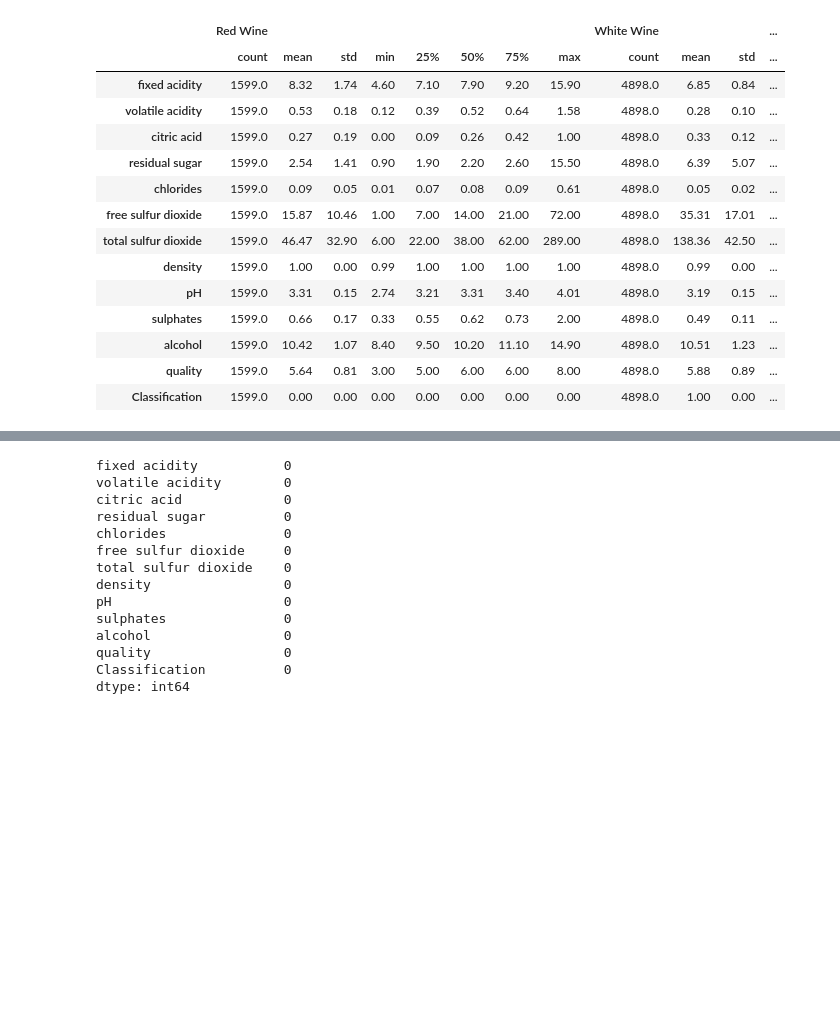
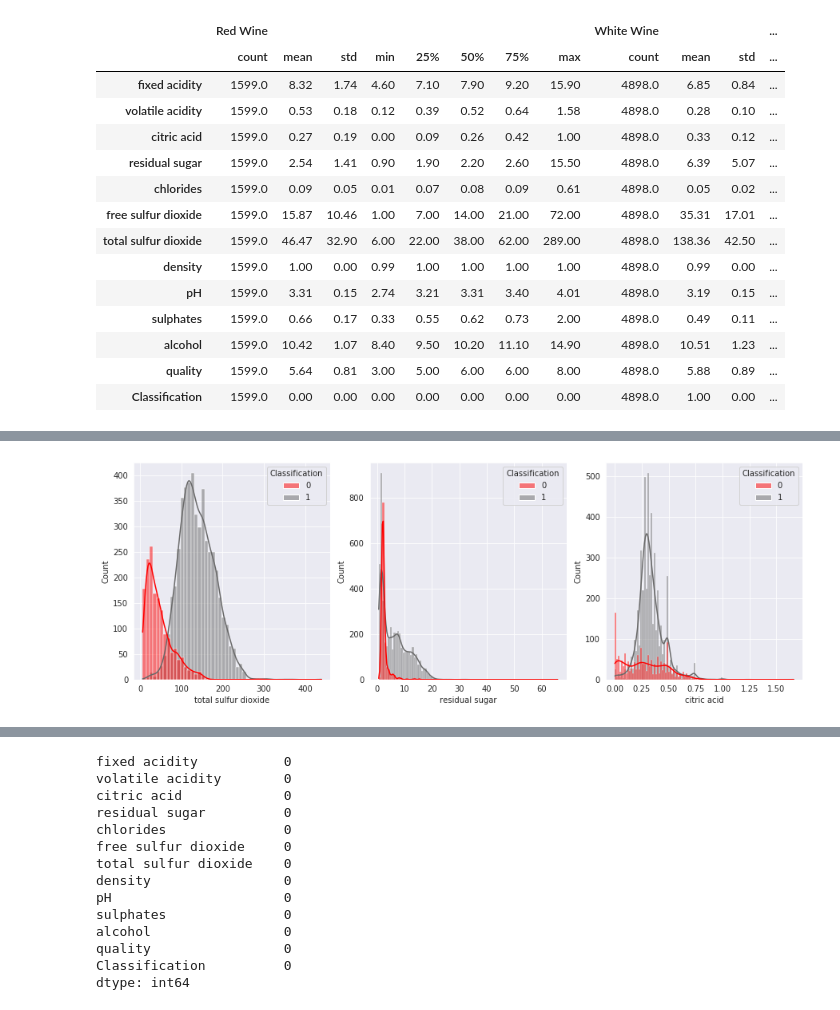
Before and after one commit to sksos7/Project, a Jupyter notebook: Codestates_AI_05/Project_S_02/AI_05_이동규_Section2.ipynb, the cells around one changed output, grey strips where cells are left out. Saved outputs shown, nothing was run; the diff lists cells and outputs as text; code cells hidden in the pictures; blank space fills up the shorter version.

```diff
--- a/Codestates_AI_05/Project_S_02/AI_05_이동규_Section2.ipynb
+++ b/Codestates_AI_05/Project_S_02/AI_05_이동규_Section2.ipynb
@@ -189,0 +239,8 @@ pd.concat([round(df[df['Classification'] == 0].describe(),2), round(df[df['Class
+# %%
+sns.set_style("darkgrid")
+fig, ax = plt.subplots(1,3, figsize=(15,5))
+sns.histplot(x="total sulfur dioxide", hue="Classification", data=df, kde=True, palette=["r", "dimgrey"], ax=ax[0] );
+sns.histplot(x="residual sugar", hue="Classification", data=df, kde=True, palette=["r", "dimgrey"], ax=ax[1] );
+sns.histplot(x="citric acid", hue="Classification", data=df, kde=True, palette=["r", "dimgrey"], ax=ax[2] );
+# %% [output]
+[figure, added]
```
Also changed, not shown: parts of 20 cells of this notebook.
